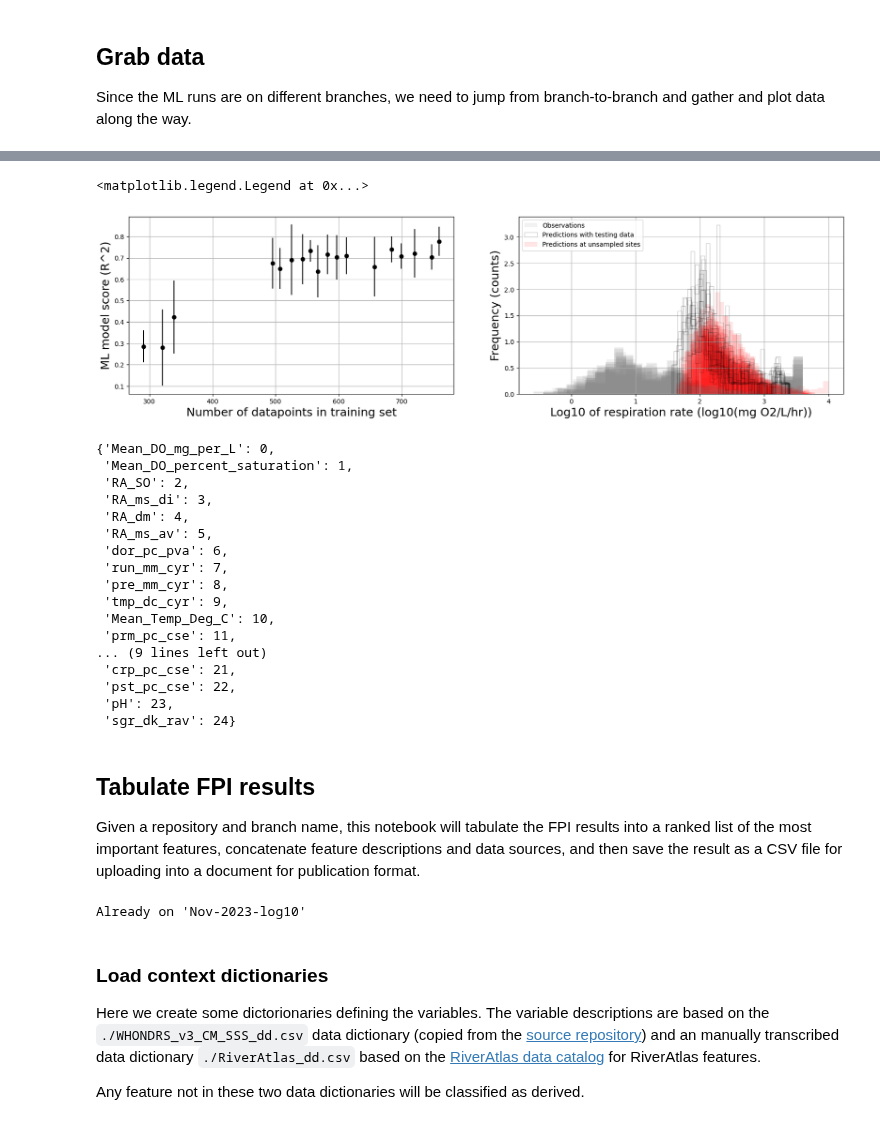
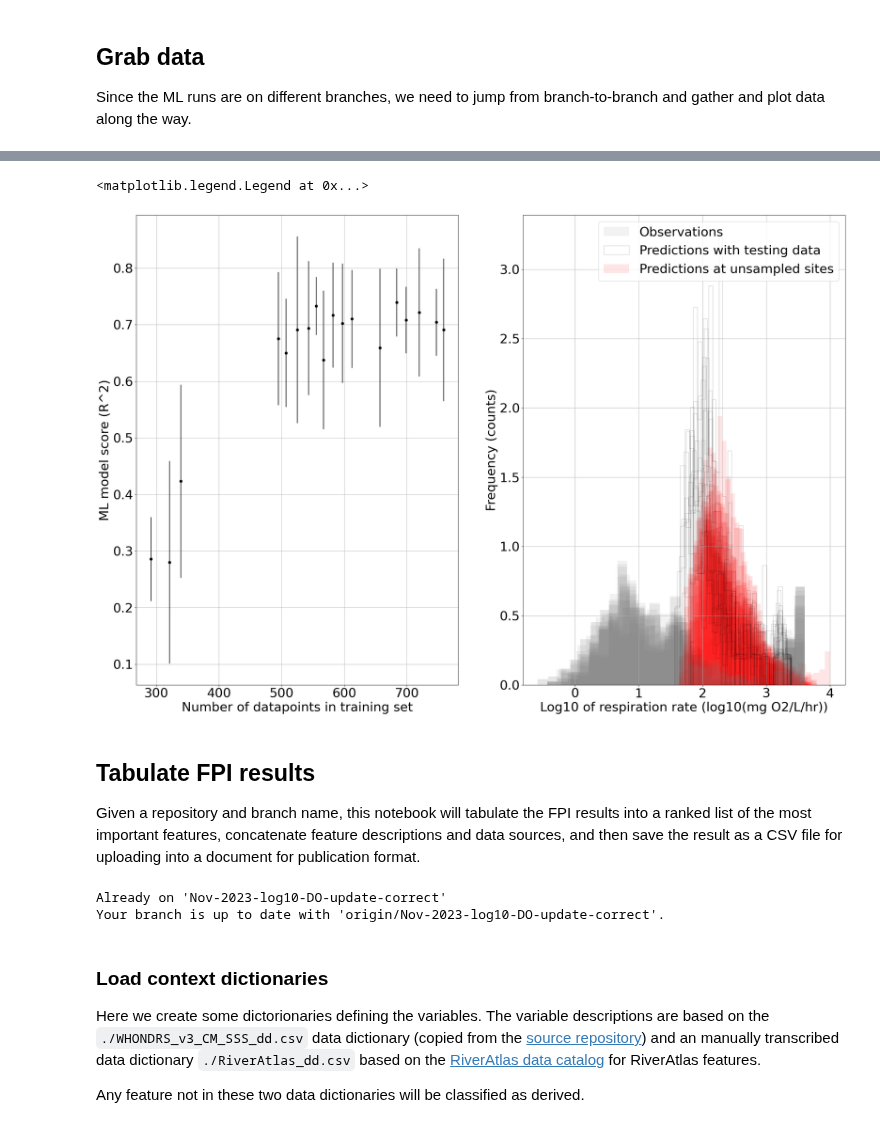
Before and after one commit to WHONDRS-Hub/ICON-ModEx_Open_Manuscript, a Jupyter notebook: fig05-fpi/step_01_get_and_sketch_data.ipynb, the cells around one changed output, grey strips where cells are left out. Cells and saved outputs as stored; diff of their text form; code cells hidden in the pictures.

Commit message:
Flip FPI figure, add updated DO results (no major change)

```diff
--- a/fig05-fpi/step_01_get_and_sketch_data.ipynb
+++ b/fig05-fpi/step_01_get_and_sketch_data.ipynb
@@ -14,6 +14,14 @@ repo_prefix = '~/tmp/'
 org='parallelworks'
 repo_name='dynamic-learning-rivers'
 repo_url = 'https://github.com/'+org+'/'+repo_name
+
+# Set all font sizes in the plots
+font = {'family' : 'sans',
+        'style'  : 'normal',
+        'weight' : 'normal',
+        'size'   : 30}
+
+mpl.rc('font', **font)
 # %% [markdown]
 ## Grab data
 
@@ -240,73 +253,54 @@ Text(0, 0.5, 'FPI importance ratio (no unit)')
 # %%
 # Set up side-by-side plot
-fig, (ax0, ax1)  = plt.subplots(1,2,figsize=(20,5))
+fig, (ax0, ax1)  = plt.subplots(1,2,figsize=(30,20))
 
 # Plot progression of model score with training attempt
 ax0.errorbar(model_scores['ntrain'], model_scores['hold-out-avg'],yerr=model_scores['hold-out-std'], fmt='ko')
 ax0.grid()
-ax0.set_xlabel('Number of datapoints in training set', fontsize=18)
-ax0.set_ylabel('ML model score (R^2)', fontsize=18)
+ax0.set_xlabel('Number of datapoints in training set')
+ax0.set_ylabel('ML model score (R^2)')
 
 # Plot progression of histograms (for bias) with training attempt
 nbin = 25
 for bb,branch in enumerate(list_branches):
     # Histogram for training set truth reference
     n, bins, patches = ax1.hist(
             np.log10(np.abs(train_hist[branch])),
             nbin, density=True, histtype="stepfilled", linestyle=('dashed'), color=('gray'), alpha=0.1)
 
     # Histogram for predictions with test data
     n, bins, patches = ax1.hist(
             np.log10(np.abs(test_hist[branch])),
             nbin, density=True, histtype="step", linestyle=('solid'), color=('black'),alpha=0.2)
 
     # Histogram for predictions
     n, bins, patches = ax1.hist(
             np.log10(np.abs(predict_hist[branch])),
             nbin, density=True, histtype="stepfilled", linestyle=('solid'), color=('red'),alpha=0.1)
 
 ax1.grid()
-ax1.set_ylabel('Frequency (counts)', fontsize=18)
-ax1.set_xlabel('Log10 of respiration rate (log10(mg O2/L/hr))', fontsize=18)
+ax1.set_ylabel('Frequency (counts)')
+ax1.set_xlabel('Log10 of respiration rate (log10(mg O2/L/hr))')
 
 ax1.legend(['Observations','Predictions with testing data','Predictions at unsampled sites'])
 # %% [output]
 <matplotlib.legend.Legend at 0x...>
-[figure, old version]
+[figure, new version]
-# %%
-feature_id_name_dict
-# %% [output]
-{'Mean_DO_mg_per_L': 0,
- 'Mean_DO_percent_saturation': 1,
- 'RA_SO': 2,
- 'RA_ms_di': 3,
- 'RA_dm': 4,
- 'RA_ms_av': 5,
- 'dor_pc_pva': 6,
- 'run_mm_cyr': 7,
- 'pre_mm_cyr': 8,
- 'tmp_dc_cyr': 9,
- 'Mean_Temp_Deg_C': 10,
- 'prm_pc_cse': 11,
-... (9 lines left out)
- 'crp_pc_cse': 21,
- 'pst_pc_cse': 22,
- 'pH': 23,
- 'sgr_dk_rav': 24}
 # %% [markdown]
 ## Tabulate FPI results
 
 Given a repository and branch name, this notebook will tabulate the FPI results into a ranked list of the most important features, concatenate feature descriptions and data sources, and then save the result as a CSV file for uploading into a document for publication format.
 # %%
 # Selet one branch on the repo
-table_branch_name = 'Nov-2023-log10'
+table_branch_name = 'Nov-2023-log10-DO-update-correct'
 
 # Load data
 ! cd {repo_prefix}/{repo_name}; git checkout {table_branch_name}
 fpi_avg = pd.read_csv(repo_prefix+repo_name+'/output_data/fpi_avg.csv',index_col=0)
 fpi_std = pd.read_csv(repo_prefix+repo_name+'/output_data/fpi_std.csv',index_col=0)
 # %% [output]
-Already on 'Nov-2023-log10'
+Already on 'Nov-2023-log10-DO-update-correct'
+Your branch is up to date with 'origin/Nov-2023-log10-DO-update-correct'.
 # %% [markdown]
 ### Load context dictionaries
 
```
Also changed, not shown: parts of 3 cells of this notebook, 2 other files.
